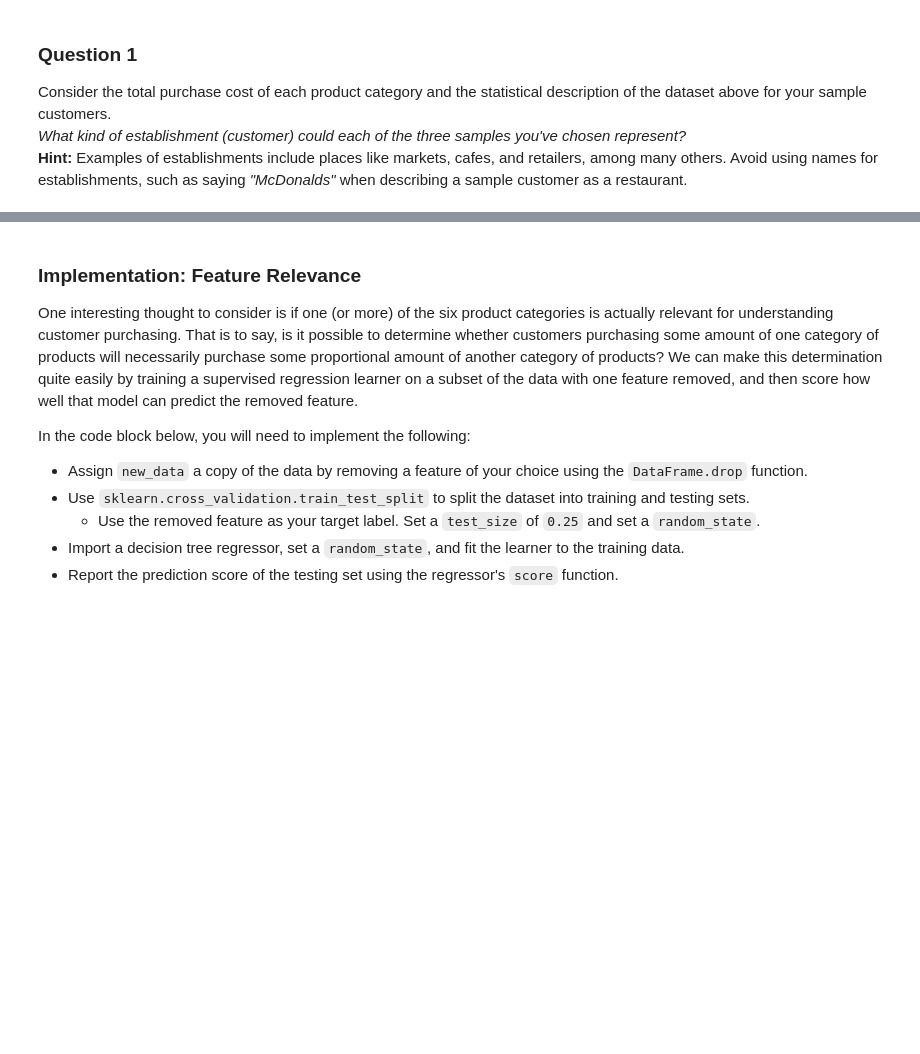
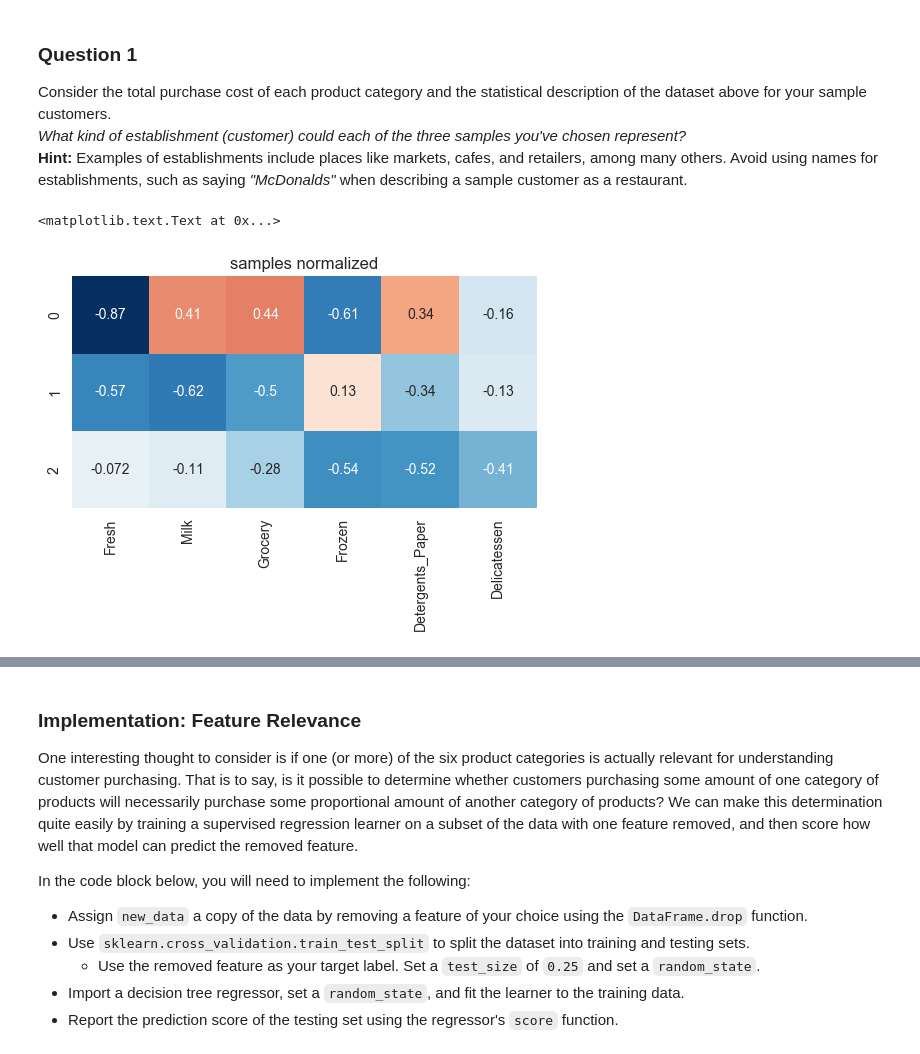
Before and after one commit to AlbertSadovnikov/machine-learning, a Jupyter notebook: projects/customer_segments/customer_segments.ipynb, the cells around one changed output, grey strips where cells are left out. Cells and saved outputs as stored; diff of their text form; code cells hidden in the pictures; blank space fills up the shorter version.

```diff
--- a/projects/customer_segments/customer_segments.ipynb
+++ b/projects/customer_segments/customer_segments.ipynb
@@ -77,3 +77,12 @@ Chosen samples of wholesale customers dataset:
 Consider the total purchase cost of each product category and the statistical description of the dataset above for your sample customers.
 *What kind of establishment (customer) could each of the three samples you've chosen represent?*
 **Hint:** Examples of establishments include places like markets, cafes, and retailers, among many others. Avoid using names for establishments, such as saying *"McDonalds"* when describing a sample customer as a restaurant.
+# %%
+import seaborn as sns
+
+# normalized samples
+sns.heatmap((samples-data.mean())/data.std(ddof=0), annot=True, cbar=False, square=True)
+sns.plt.title('samples normalized')
+# %% [output]
+<matplotlib.text.Text at 0x...>
+[figure, added]
```
Also changed, not shown: parts of 14 cells of this notebook, 1 other file.
